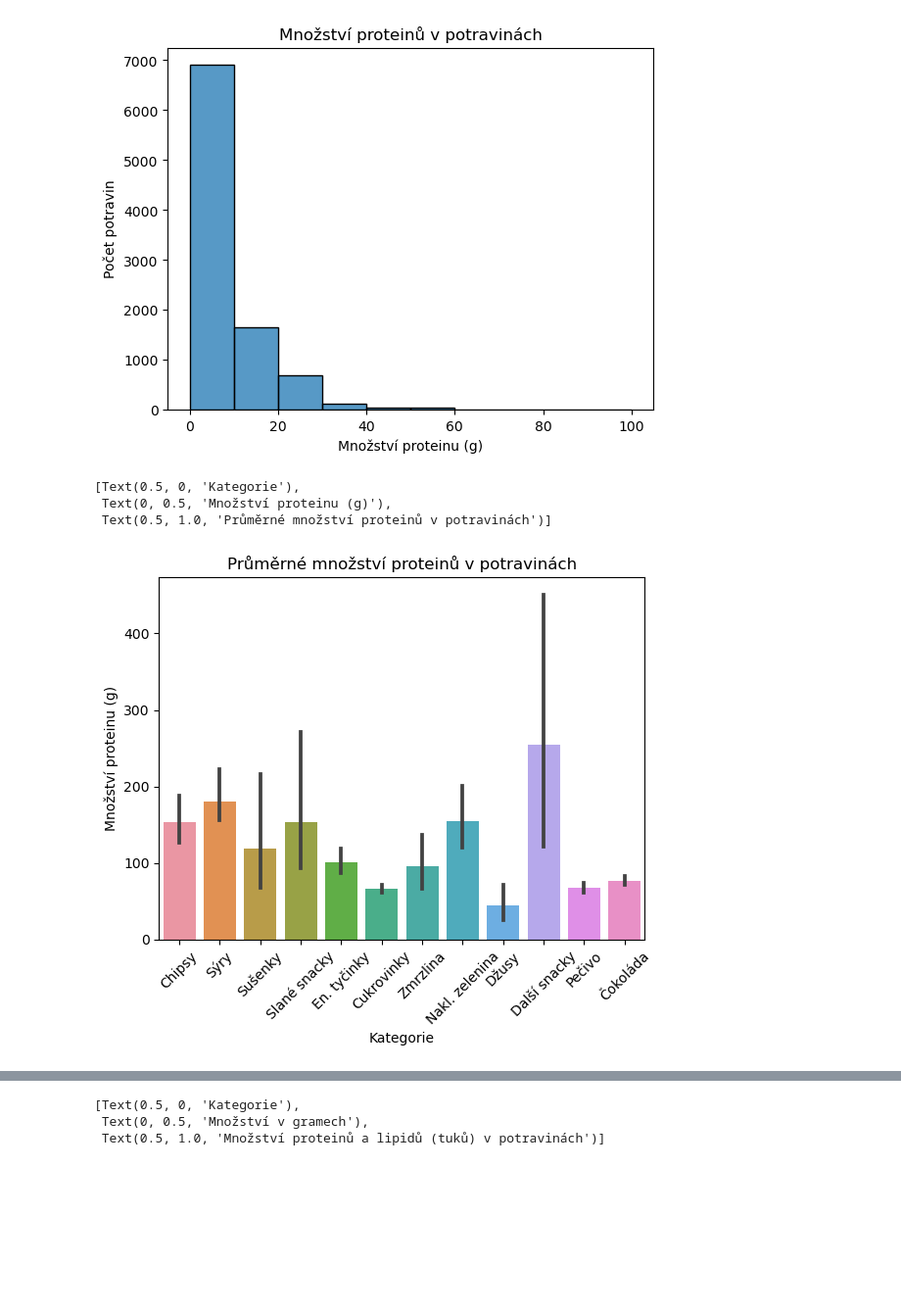
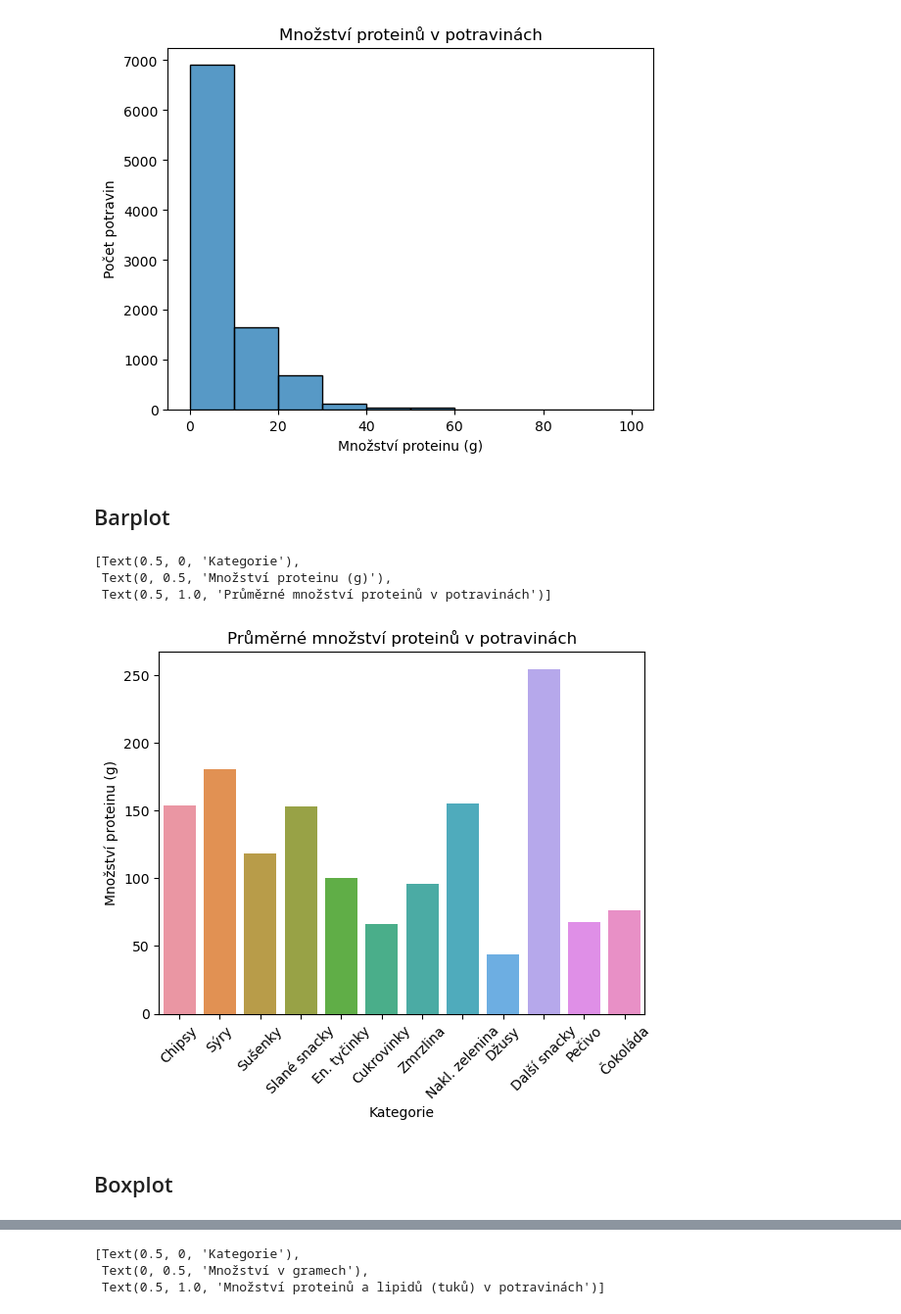
Before and after one commit to AnetaPopelova/czechitas-python-pro-datovou-analyzu-2024-02, a Jupyter notebook: notebooks/lekce-04/lekce-04.ipynb, the cells around one changed output, grey strips where cells are left out. Shown: that part at 98% size. Saved outputs shown, nothing was run; the diff lists cells and outputs as text; code cells hidden in the pictures; blank space fills up the shorter version.

```diff
--- a/notebooks/lekce-04/lekce-04.ipynb
+++ b/notebooks/lekce-04/lekce-04.ipynb
@@ -144,22 +169,33 @@ ax.set(
  Text(0, 0.5, 'Počet potravin'),
  Text(0.5, 1.0, 'Množství proteinů v potravinách')]
 [figure]
+# %% [markdown]
+## Barplot
 # %%
+# Dokumentation: https://seaborn.pydata.org/generated/seaborn.barplot.html#seaborn.barplot
+
 food_brands_top_nut = pd.merge(branded_food, food_nutrient, on="fdc_id")
 
-ax = sns.barplot(food_top_cat, x="branded_food_category", y="amount")
+ax = sns.barplot(food_top_cat,
+                x="branded_food_category",
+                y="amount",
+                errorbar=None
+)
+
 ax.tick_params(axis="x", rotation=45)
 
 ax.set(
     xlabel="Kategorie",
     ylabel="Množství proteinu (g)",
     title="Průměrné množství proteinů v potravinách",
 )
 # %% [output]
 [Text(0.5, 0, 'Kategorie'),
  Text(0, 0.5, 'Množství proteinu (g)'),
  Text(0.5, 1.0, 'Průměrné množství proteinů v potravinách')]
-[figure, old version]
+[figure, new version]
+# %% [markdown]
+## Boxplot
 # %%
 food_merged_brands["nutrient_name"] = food_merged_brands["nutrient_name"].replace(
     {"Total lipid (fat)": "Lipid (tuk)", "Protein": "Protein"}
```
Also changed, not shown: parts of 10 cells of this notebook.
